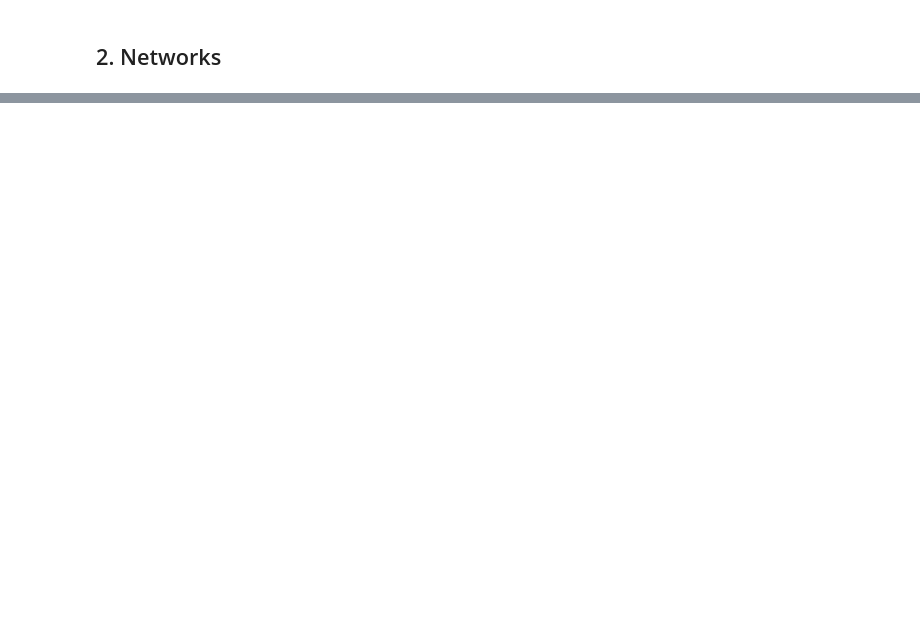
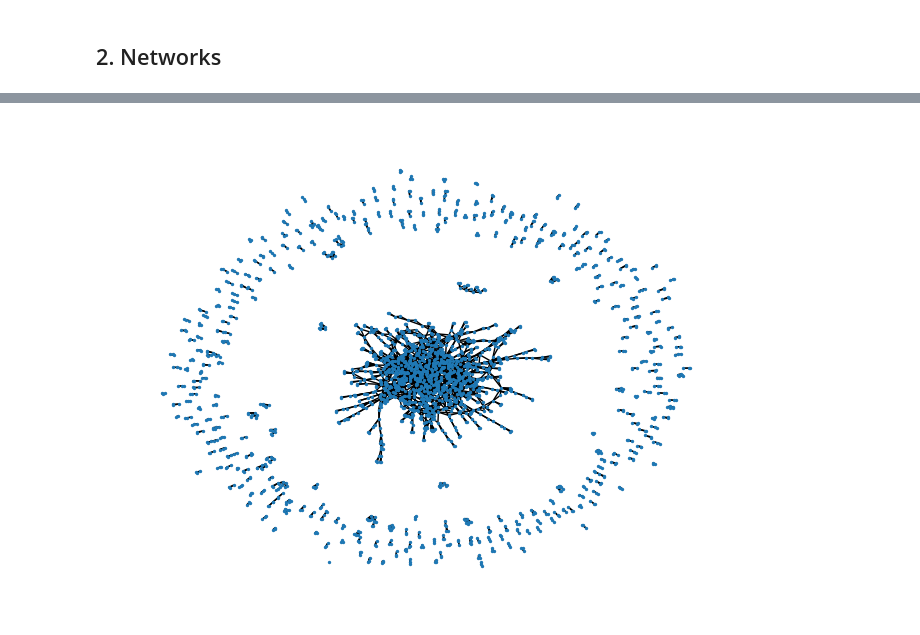
Before and after one commit to MathieuDemarets/hackathon, a Jupyter notebook: exploration/feature_engineering.ipynb, the cells around one changed output, grey strips where cells are left out. Drawn from its saved outputs; the diff is of its cells as text; code cells hidden in the pictures; blank space fills up the shorter version.

```diff
--- a/exploration/feature_engineering.ipynb
+++ b/exploration/feature_engineering.ipynb
@@ -149,2 +146,23 @@ TypeError: Object of type ndarray is not JSON serializable
 # %% [markdown]
 ## 2. Networks
+# %%
+import networkx as nx
+
+# Create a source-target dataframe with the actors and movies
+actor1 = full[["movie_title", "actor_1_name"]].rename(columns={"actor_1_name": "actor"})
+actor2 = full[["movie_title", "actor_2_name"]].rename(columns={"actor_2_name": "actor"})
+actor3 = full[["movie_title", "actor_3_name"]].rename(columns={"actor_3_name": "actor"})
+actors = pd.concat([actor1, actor2, actor3], ignore_index=True)
+actors["movie_title"] = actors["movie_title"].apply(lambda x: x.strip())
+
+graph_data = actors.groupby("actor")["movie_title"].apply(list).reset_index()
+# %%
+g = nx.Graph()
+
+for i, (actor, movies) in graph_data.iterrows():
+    g.add_node(actor)
+    print(f"{(i+1)/len(graph_data):.2%}", end="\r")
+    for _, (actor2, movies2) in graph_data.iloc[i+1:].iterrows():
+        common_movies = set(movies).intersection(set(movies2))
+        if len(common_movies) > 0:
+            g.add_edge(actor, actor2, weight=len(common_movies))
@@ -150,0 +196,4 @@ TypeError: Object of type ndarray is not JSON serializable
+# %%
+nx.draw(g, with_labels=False, node_size=2)
+# %% [output]
+[figure, added]
```
Also changed, not shown: parts of 6 cells of this notebook, 7 other files.
